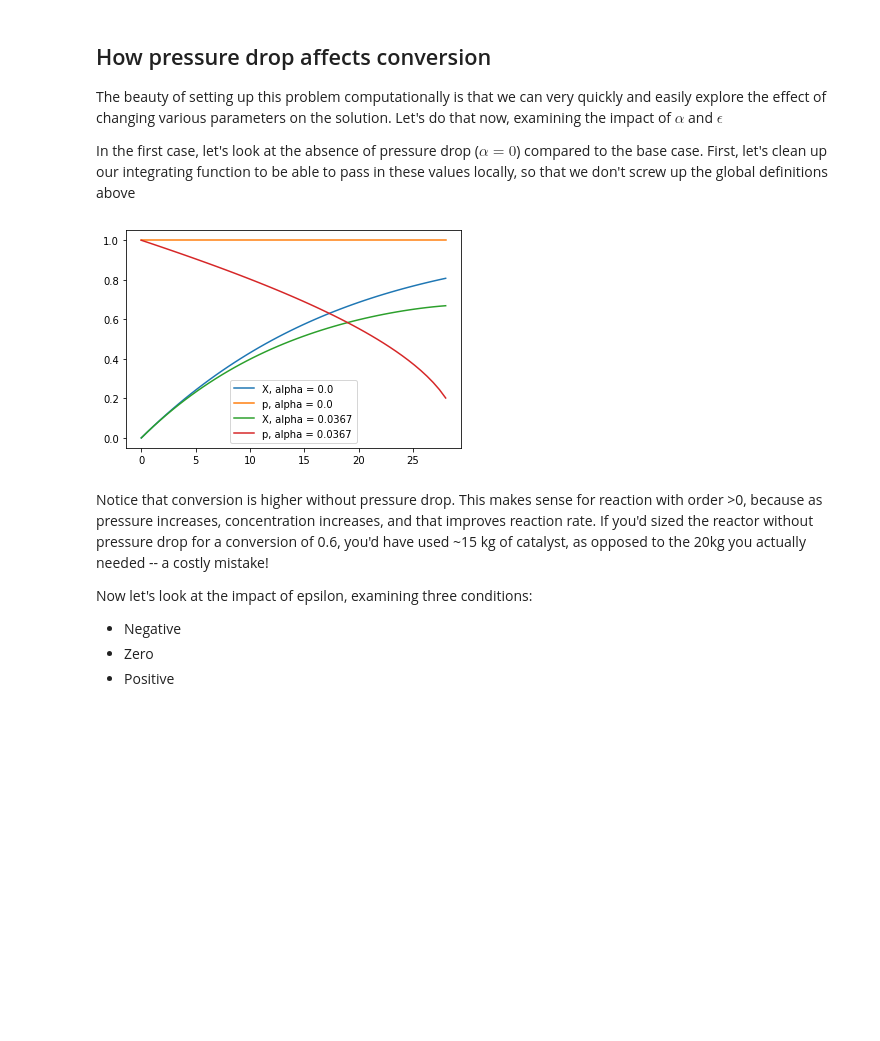
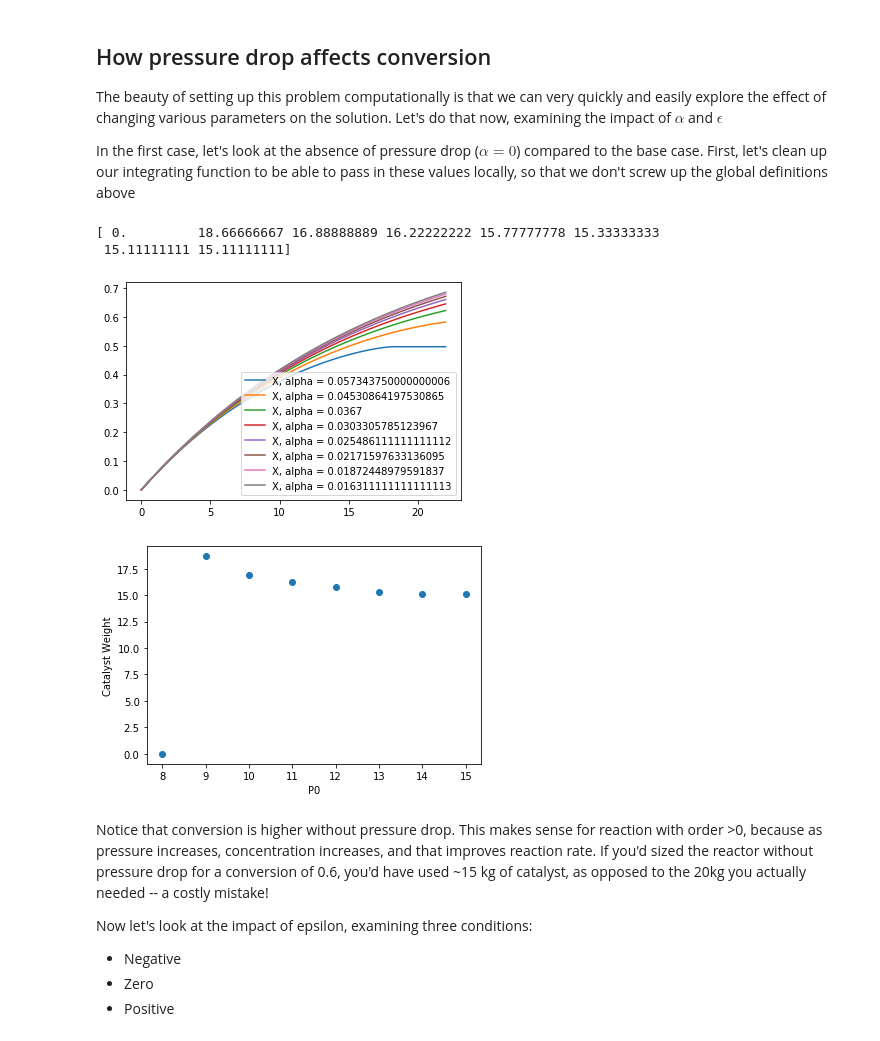
Before and after one commit to NUChemE/CHME_7340_Su2020_Woolston, a Jupyter notebook: Lecture 8 - Numerical Integration Applied to Pressure Drop in PBR.ipynb, the cells around one changed output. Cells and saved outputs as stored; diff of their text form; code cells hidden in the pictures; blank space fills up the shorter version.

```diff
--- a/Lecture 8 - Numerical Integration Applied to Pressure Drop in PBR.ipynb
+++ b/Lecture 8 - Numerical Integration Applied to Pressure Drop in PBR.ipynb
@@ -204,22 +204,58 @@ def deriv2(current, W, alpha_loc, epsilon_loc): #Redefining _loc as local versio
     X = current[0]
     p = current[1]
     ra = -1.0*k*(1.0-X)/(1+epsilon_loc*X)*p
-    dXdW = -ra/FA0
-    dpdW = -alpha_loc*(1.0+epsilon_loc*X)/(2.0*p)
+    #If pressure is below a threshold, no change in rest of reactor (as approximation)
+    threshold = 0.1 #atm
+    if p > threshold:
+        dXdW = -ra/FA0
+        dpdW = -alpha_loc*(1.0+epsilon_loc*X)/(2.0*p)
+    else:
+        dXdW = 0
+        dpdW = 0
     return dXdW,dpdW
 # %%
-def vary_alpha(alpha_range):
+def vary_alpha(alpha_range, target):
     labels = ['X', 'p']
+    needed_weight = [0]*alpha_range
+    W_range_alpha_range = np.linspace(0, 22, 100)
     for i in alpha_range:
-        sol3 = odeint(deriv2, init, W_range, args=(i, epsilon)) #Solve using the new function
+        sol3 = odeint(deriv2, init, W_range_alpha_range, args=(i, epsilon)) #Solve using the new function
         np_sol = np.asarray(sol3) #Convert to numpy array
-        for col in range(np_sol.shape[1]):
-            plt.plot(W_range, np_sol[:,col], label=labels[col]+', alpha = '+str(i))
+
+        plt.figure(1)
+        #for col in range(np_sol.shape[1]):
+        plt.plot(W_range_alpha_range, np_sol[:,0], label='X, alpha = '+str(i))
         plt.legend()
 
-vary_alpha([0.0, alpha]) #Test 0 and the original range
+        #TO-DO: Return first point of W where X > 0.6, for plotting
+        X_sol = np_sol[:,0]
+        #print(X_sol)
+        for j in X_sol:
+            if j >= target:
+                needed_weight[np.where(alpha_range == i)] = W_range_alpha_range[np.where(X_sol == j)]
+                break
+
+    return needed_weight
+#vary_alpha([0.0, alpha]) #Test 0 and the original range
+
+#Problem statement asks to range pressure from 8-15 atm. Note that all this changes is P0, and alpha is proportional to the inverse of P0
+
+def plot_W_for_X(P0, target):
+    alpha_pressure = alpha*(10.0**2)/(P0**2)
+    needed_weight = vary_alpha(alpha_pressure, target)
+    print(needed_weight)
+    plt.figure(2)
+    plt.scatter(P0, needed_weight)
+    plt.xlabel('P0')
+    plt.ylabel('Catalyst Weight')
+
+P0 = np.linspace(8.0, 15.0, 8)
+plot_W_for_X(P0, 0.55)
 # %% [output]
+[ 0.         18.66666667 16.88888889 16.22222222 15.77777778 15.33333333
+ 15.11111111 15.11111111]
-[figure, old version]
+[figure, new version]
+[figure, added]
 # %% [markdown]
 Notice that conversion is higher without pressure drop. This makes sense for  reaction with order >0, because as pressure increases, concentration increases, and that improves reaction rate. If you'd sized the reactor without pressure drop for a conversion of 0.6, you'd have used ~15 kg of catalyst, as opposed to the 20kg you actually needed -- a costly mistake!
 
```
Also changed, not shown: parts of 1 cell of this notebook, 2 other files.
